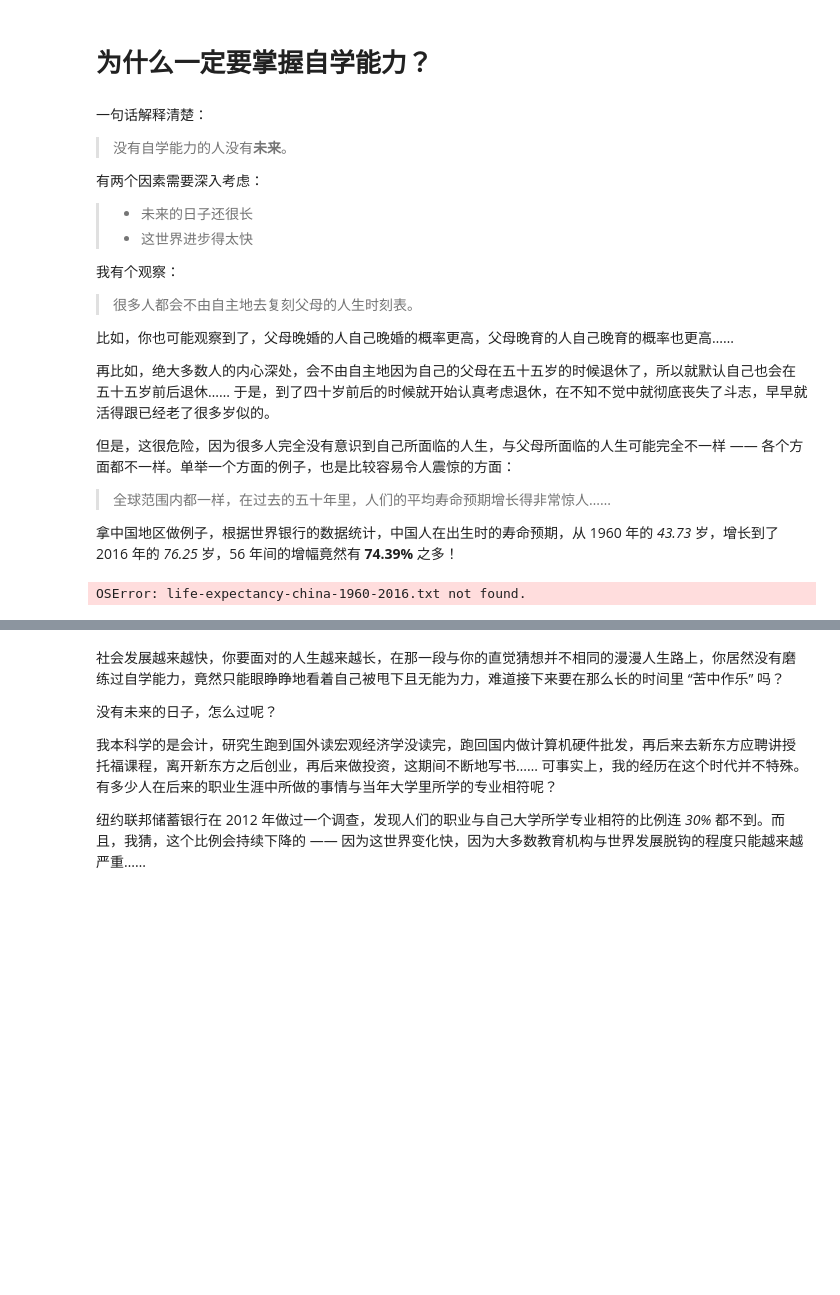
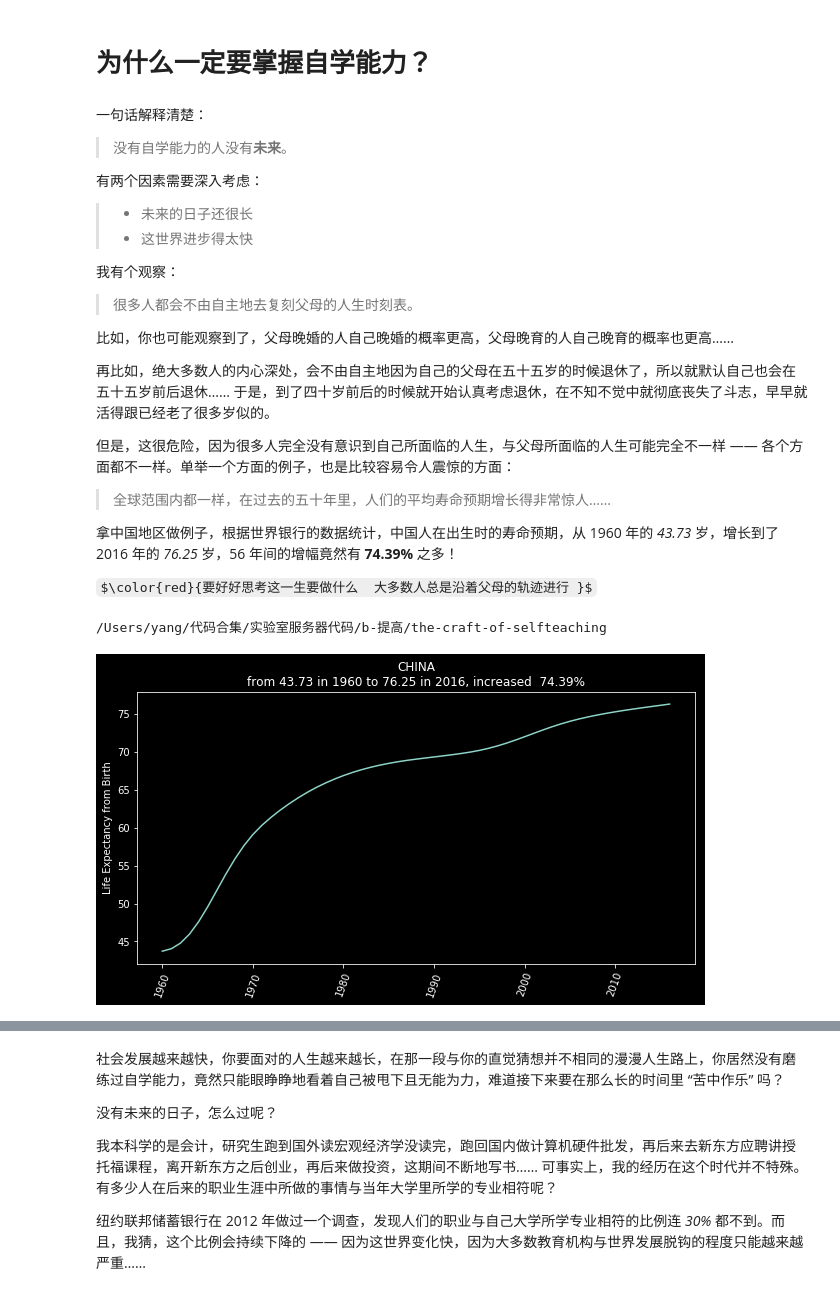
Before and after one commit to bjtuyxc/the-craft-of-selfteaching, a Jupyter notebook: Part.1.A.better.teachyourself.ipynb, the cells around one changed output, grey strips where cells are left out. Saved outputs shown, nothing was run; the diff lists cells and outputs as text; code cells hidden in the pictures; some formulas as TeX source; blank space fills up the shorter version.

```diff
--- a/Part.1.A.better.teachyourself.ipynb
+++ b/Part.1.A.better.teachyourself.ipynb
@@ -23,32 +23,50 @@
 > 全球范围内都一样，在过去的五十年里，人们的平均寿命预期增长得非常惊人……
 
 拿中国地区做例子，根据世界银行的数据统计，中国人在出生时的寿命预期，从 1960 年的 _43.73_ 岁，增长到了 2016 年的 _76.25_ 岁，56 年间的增幅竟然有 **74.39%** 之多！
+
+$\color{red}{要好好思考这一生要做什么  大多数人总是沿着父母的轨迹进行 }$
+# %%
+
+
+import os
+
+
+tigao = os.path.join(os.getcwd(),"b-提高")
+if os.path.isdir(tigao):
+    if not os.path.exists(tigao):
+        os.makedirs(tigao)
+    zixue=os.path.join(tigao,"the-craft-of-selfteaching")
+    os.chdir(zixue)
+
+print(os.getcwd()) #/Users/yang/代码合集/实验室服务器代码
+# %% [output]
+/Users/yang/代码合集/实验室服务器代码/b-提高/the-craft-of-selfteaching
 # %%
 import matplotlib.pyplot as plt
 import numpy as np
-
+data = np.genfromtxt('life-expectancy-china-1960-2016.txt',delimiter=',',names=['x','y'])
 data = np.genfromtxt('life-expectancy-china-1960-2016.txt',
                      delimiter=',',
                      names=['x', 'y'])
 da1960  = data[0][1]
 da2016  = data[-1][1]
 increase = (da2016 - da1960) / da1960
 note = 'from {:.2f} in 1960 to {:.2f} in 2016, increased  {:.2%}'\
     .format(da1960, da2016, increase)
-
+# print(data[0])  # 这么np加载得到的是每个元素是元组
 plt.figure(figsize=(10, 5))
 plt.plot(data['x'], data['y'])
 plt.ylabel('Life Expectancy from Birth')
 plt.tick_params(axis='x', rotation=70)
 plt.title('CHINA\n' + note)
 
 # plt.savefig('life-expectancy-china-1960-2016.png', transparent=True)
 plt.show()
 
 # data from:
 # https://databank.worldbank.org/data/reports.aspx?source=2&series=SP.DYN.LE00.IN
 # %% [output]
-OSError: life-expectancy-china-1960-2016.txt not found.
+[figure, added]
 # %% [markdown]
 如此发展下去，虽然人类不大可能永生不死，但平均寿命依然在持续延长是个不争的事实。与上一代不同，现在的千禧一代，需要面对的是百岁人生 —— 毫无疑问，不容置疑。
 
```
Also changed, not shown: parts of 4 cells of this notebook, 1 other file.
